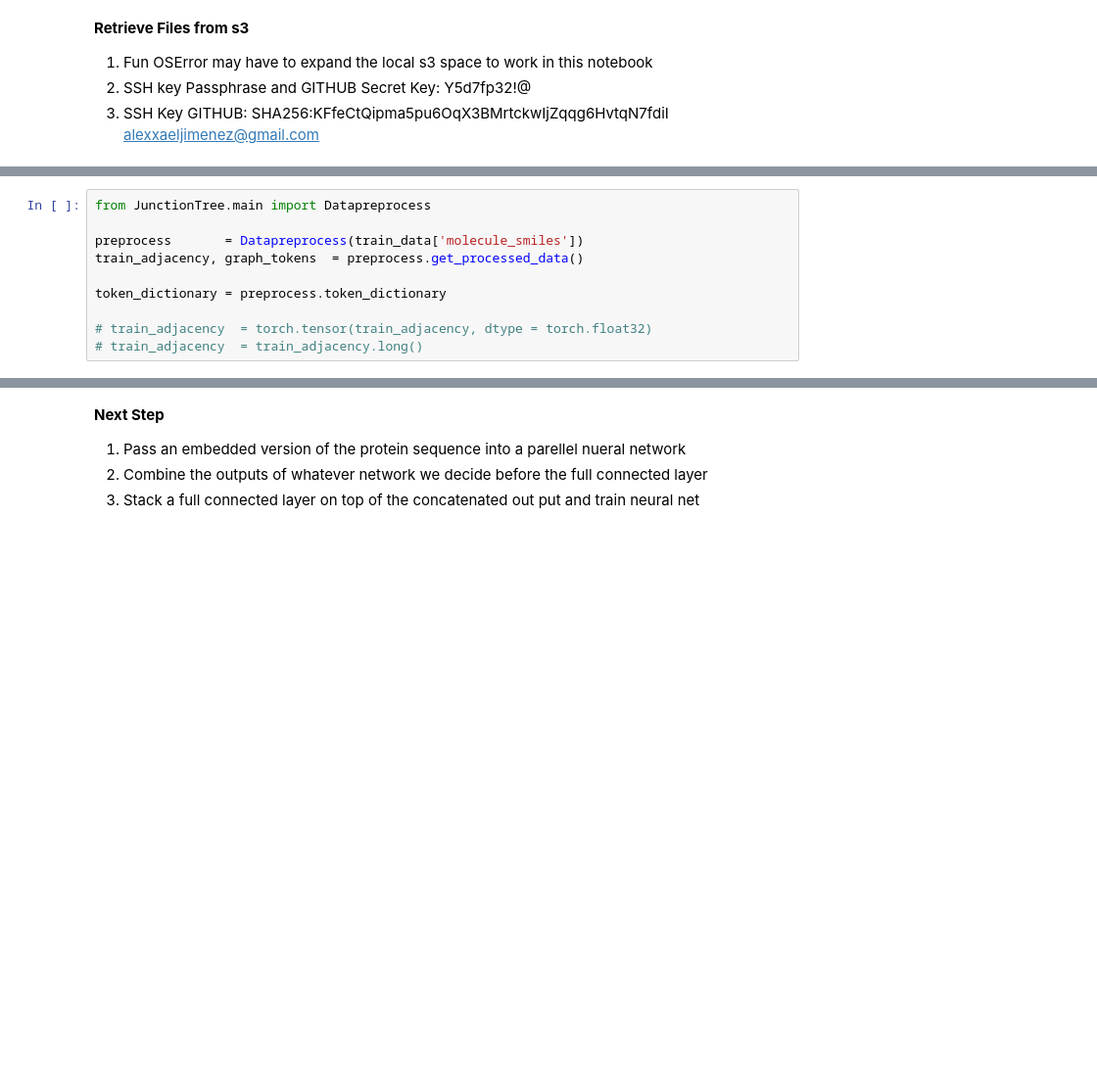
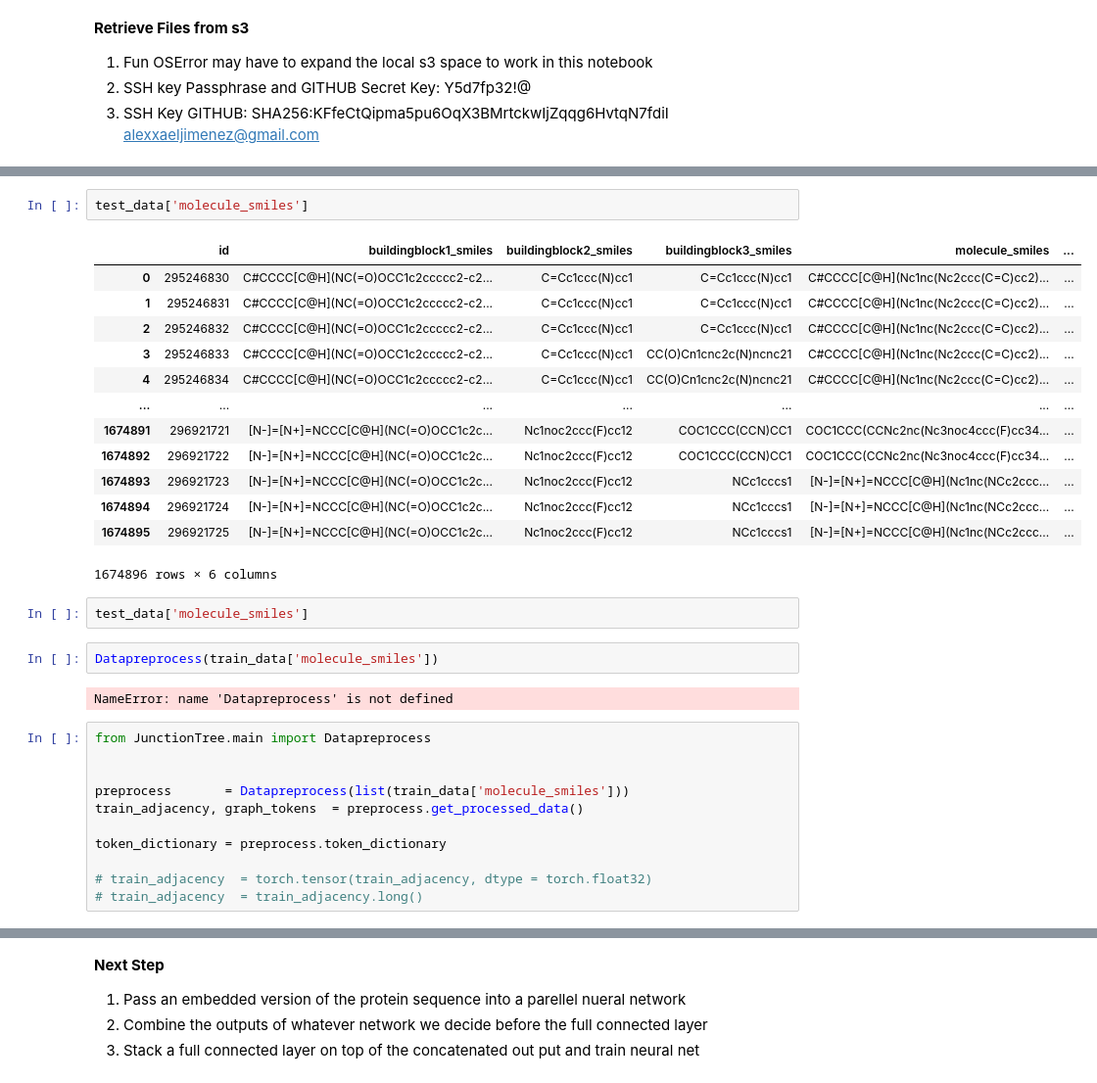
Before and after one commit to alexjimenez99/Leash-Bio, a Jupyter notebook: Leash_Bio_Kaggle.ipynb, the cells around one changed output, grey strips where cells are left out. Shown at 98% size. Drawn from its saved outputs; the diff is of its cells as text; blank space fills up the shorter version.

```diff
--- a/Leash_Bio_Kaggle.ipynb
+++ b/Leash_Bio_Kaggle.ipynb
@@ -271,7 +393,30 @@ test_data, train_data = open_pickle_files()
+# %%
+test_data['molecule_smiles']
+# %% [output]
+|  | id | buildingblock1_smiles | buildingblock2_smiles | buildingblock3_smiles | molecule_smiles | ... |
+| 0 | 295246830 | C#CCCC[C@H](NC(=O)OCC1c2ccccc2-c2... | C=Cc1ccc(N)cc1 | C=Cc1ccc(N)cc1 | C#CCCC[C@H](Nc1nc(Nc2ccc(C=C)cc2)... | ... |
+| 1 | 295246831 | C#CCCC[C@H](NC(=O)OCC1c2ccccc2-c2... | C=Cc1ccc(N)cc1 | C=Cc1ccc(N)cc1 | C#CCCC[C@H](Nc1nc(Nc2ccc(C=C)cc2)... | ... |
+| 2 | 295246832 | C#CCCC[C@H](NC(=O)OCC1c2ccccc2-c2... | C=Cc1ccc(N)cc1 | C=Cc1ccc(N)cc1 | C#CCCC[C@H](Nc1nc(Nc2ccc(C=C)cc2)... | ... |
+| 3 | 295246833 | C#CCCC[C@H](NC(=O)OCC1c2ccccc2-c2... | C=Cc1ccc(N)cc1 | CC(O)Cn1cnc2c(N)ncnc21 | C#CCCC[C@H](Nc1nc(Nc2ccc(C=C)cc2)... | ... |
+| 4 | 295246834 | C#CCCC[C@H](NC(=O)OCC1c2ccccc2-c2... | C=Cc1ccc(N)cc1 | CC(O)Cn1cnc2c(N)ncnc21 | C#CCCC[C@H](Nc1nc(Nc2ccc(C=C)cc2)... | ... |
+| ... | ... | ... | ... | ... | ... | ... |
+| 1674891 | 296921721 | [N-]=[N+]=NCCC[C@H](NC(=O)OCC1c2c... | Nc1noc2ccc(F)cc12 | COC1CCC(CCN)CC1 | COC1CCC(CCNc2nc(Nc3noc4ccc(F)cc34... | ... |
+| 1674892 | 296921722 | [N-]=[N+]=NCCC[C@H](NC(=O)OCC1c2c... | Nc1noc2ccc(F)cc12 | COC1CCC(CCN)CC1 | COC1CCC(CCNc2nc(Nc3noc4ccc(F)cc34... | ... |
+| 1674893 | 296921723 | [N-]=[N+]=NCCC[C@H](NC(=O)OCC1c2c... | Nc1noc2ccc(F)cc12 | NCc1cccs1 | [N-]=[N+]=NCCC[C@H](Nc1nc(NCc2ccc... | ... |
+| 1674894 | 296921724 | [N-]=[N+]=NCCC[C@H](NC(=O)OCC1c2c... | Nc1noc2ccc(F)cc12 | NCc1cccs1 | [N-]=[N+]=NCCC[C@H](Nc1nc(NCc2ccc... | ... |
+| 1674895 | 296921725 | [N-]=[N+]=NCCC[C@H](NC(=O)OCC1c2c... | Nc1noc2ccc(F)cc12 | NCc1cccs1 | [N-]=[N+]=NCCC[C@H](Nc1nc(NCc2ccc... | ... |
+1674896 rows × 6 columns
+# %%
+test_data['molecule_smiles']
+# %%
+Datapreprocess(train_data['molecule_smiles'])
+# %% [output]
+NameError: name 'Datapreprocess' is not defined
 # %%
 from JunctionTree.main import Datapreprocess
 
-preprocess       = Datapreprocess(train_data['molecule_smiles'])
+
+preprocess       = Datapreprocess(list(train_data['molecule_smiles']))
 train_adjacency, graph_tokens  = preprocess.get_processed_data()
 
 token_dictionary = preprocess.token_dictionary
```
Also changed, not shown: parts of 24 cells of this notebook, 3 other files.
